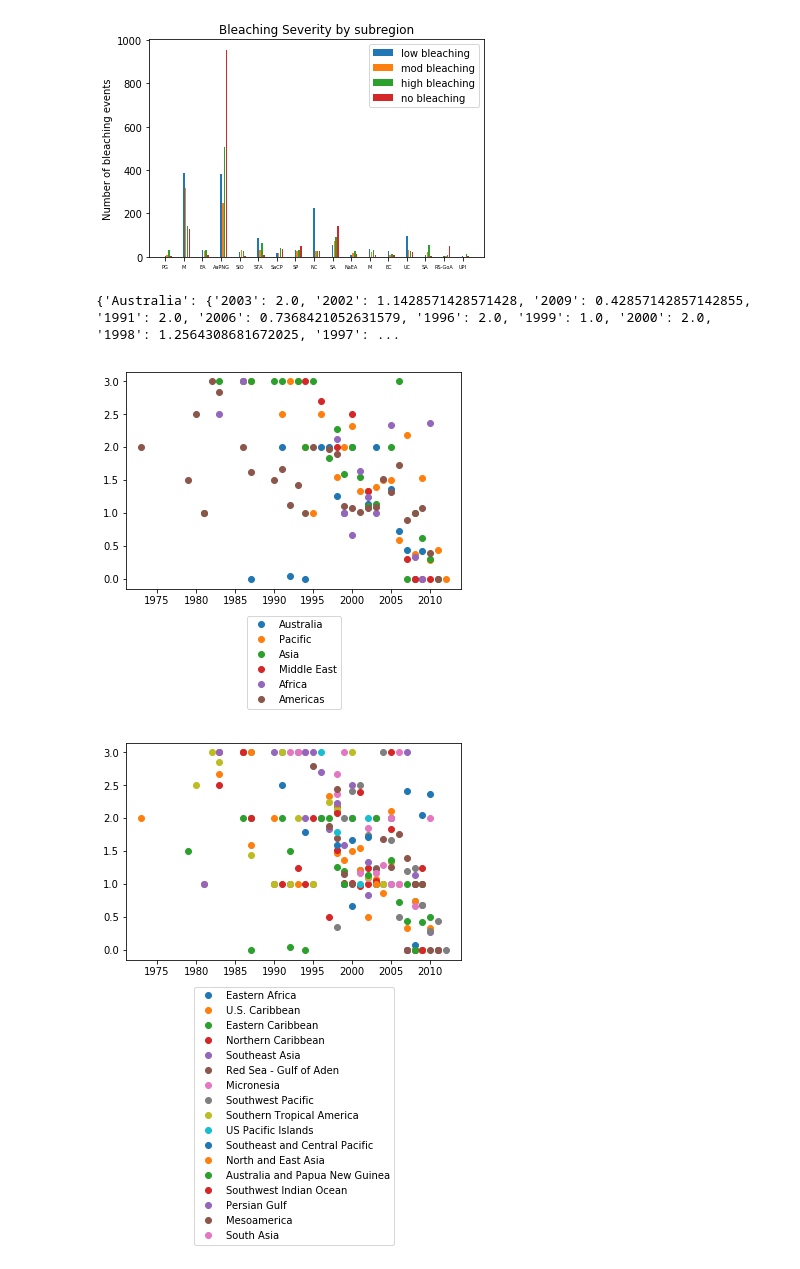
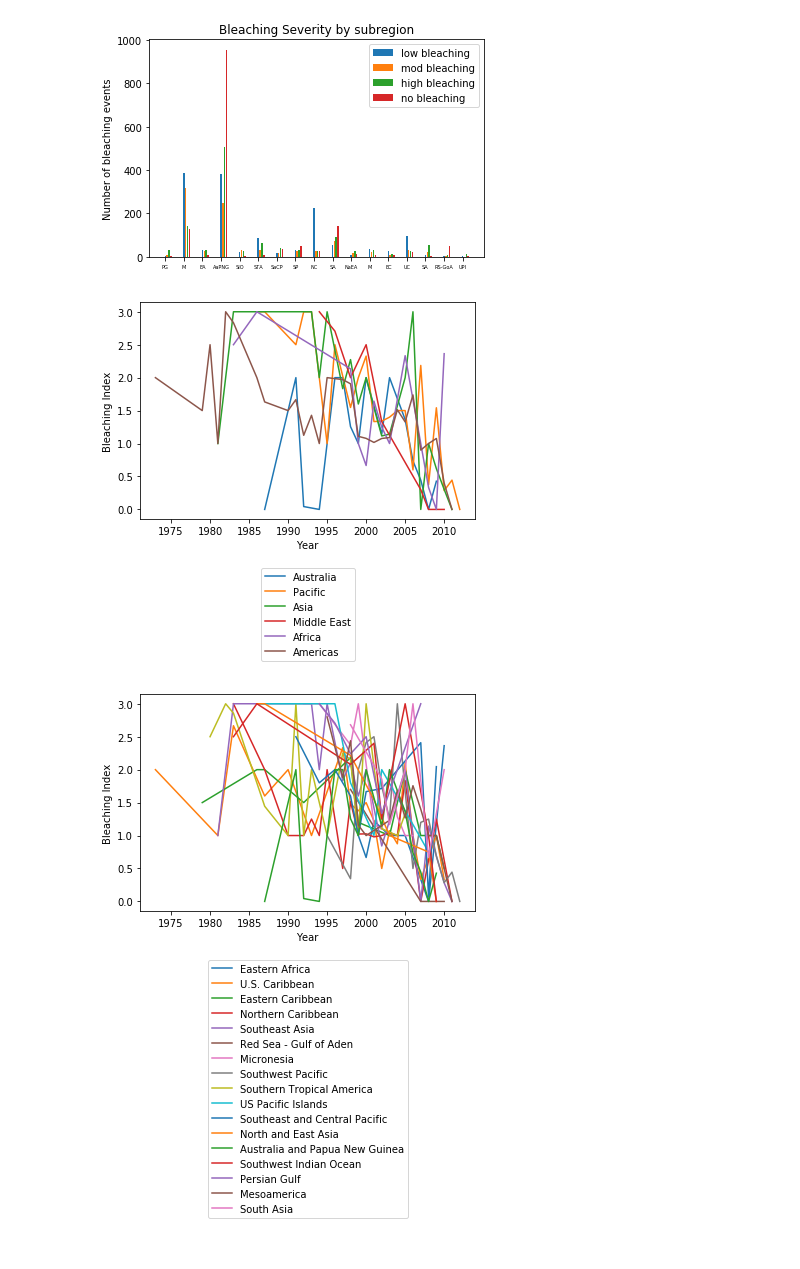
Before and after one commit to slapella/CSE160_Final_Project, a Jupyter notebook: coral_bleaching_data.ipynb, the cells around one changed output. Saved outputs shown, nothing was run; the diff lists cells and outputs as text; code cells hidden in the pictures.

Commit message:
Add files via upload
changed the plots to line plots and plotted the subregions of interest

```diff
--- a/coral_bleaching_data.ipynb
+++ b/coral_bleaching_data.ipynb
@@ -235,28 +235,28 @@ def bleaching_index(dict_eachyear):
 
 regions_bleaching_index = bleaching_index(regions_eachyear)
 subregions_bleaching_index = bleaching_index(subregions_eachyear)
-print(regions_bleaching_index)
+#print(regions_bleaching_index)
-# %% [output]
-{'Australia': {'2003': 2.0, '2002': 1.1428571428571428, '2009': 0.42857142857142855, '1991': 2.0, '2006': 0.7368421052631579, '1996': 2.0, '1999': 1.0, '2000': 2.0, '1998': 1.2564308681672025, '1997': ...
 # %%
 #plotting bleaching index over time for each region
 def lineplots_bleachingindex(bleaching_index_dict):
     '''plot the bleaching index for each year for each region or subregion'''
     for value in bleaching_index_dict:
         year_list = []
         index_list = []
-        for year in bleaching_index_dict[value]:
+        for year in sorted(bleaching_index_dict[value]):
             year_list.append(year)
             index_list.append(bleaching_index_dict[value][year])
-        plt.plot(year_list, index_list, 'o', label = value)
-        plt.legend(loc=9, bbox_to_anchor=(0.5, -0.1))
+        plt.plot(year_list, index_list, label = value)
+        plt.legend(loc=9, bbox_to_anchor=(0.5, -0.2))
+        plt.ylabel('Bleaching Index')
+        plt.xlabel('Year')
 
 
 lineplots_bleachingindex(regions_bleaching_index)
 plt.show()
 
 lineplots_bleachingindex(subregions_bleaching_index)
 plt.show()
 # %% [output]
-[figure, old version]
+[figure, new version]
-[figure, old version]
+[figure, new version]
```
Also changed, not shown: parts of 1 cell of this notebook.
